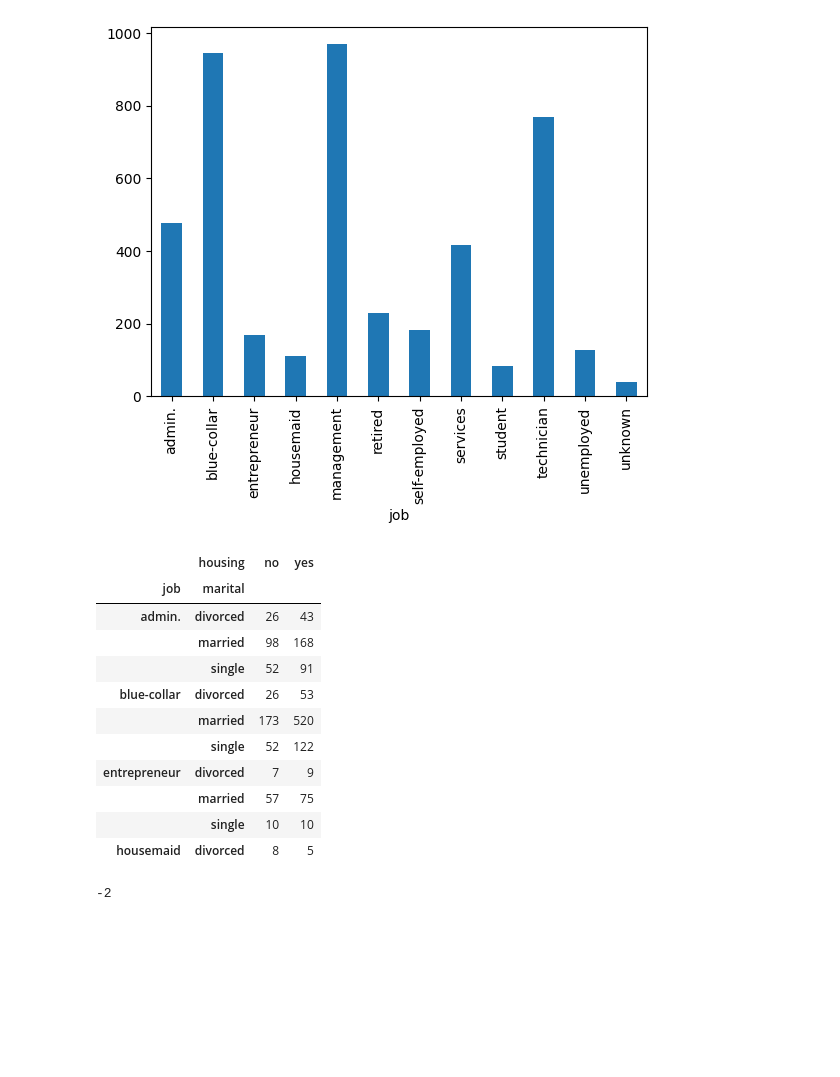
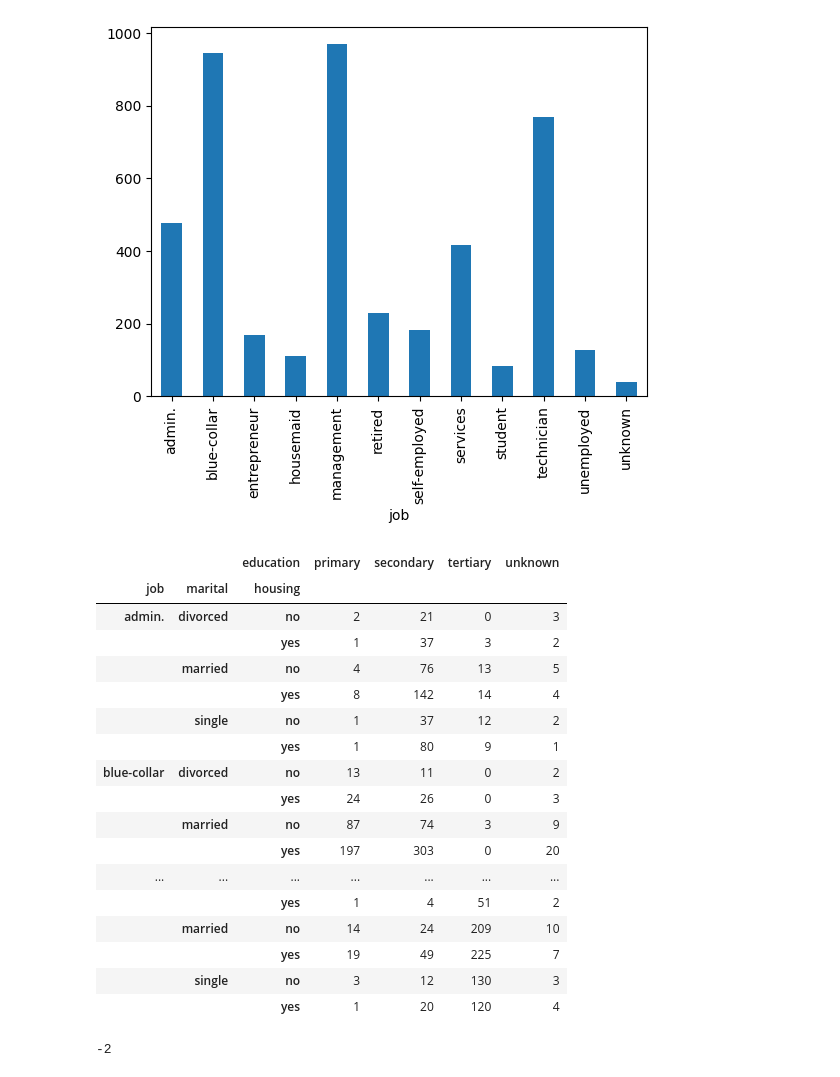
Before and after one commit to crixtiam/python-begginers, a Jupyter notebook: json-database/analisis_datos_pd.ipynb, the cells around one changed output. Saved outputs shown, nothing was run; the diff lists cells and outputs as text; code cells hidden in the pictures; blank space fills up the shorter version.

```diff
--- a/json-database/analisis_datos_pd.ipynb
+++ b/json-database/analisis_datos_pd.ipynb
@@ -522,6 +522,9 @@ bank_data['age'].plot(kind='hist', bins=5)
 ### Group by
 # %% [markdown]
 Agrupar  - datos y poder operarlos más fácil
+# %%
+import pandas as pd
+bank_data = pd.read_csv('./files/bank.csv', sep=';')
 # %%
 #bank_data = read_csv(ruta_donde_esta_el_archivo)
 bank_data.head()
@@ -575,23 +601,29 @@ bank_data.groupby(['job']).size().plot(kind='bar')
 # %%
 ## group by job
 #group_by_job = bank_data.groupby(['job']).size().plot(kind='bar')
 
-group_by_job = bank_data.groupby(['job', 'marital','housing']).size().unstack(fill_value=0)
-group_by_job.head(10)
+group_by_job = bank_data.groupby(['job', 'marital','housing','education']).size().unstack(fill_value=0)
+group_by_job.head(30)
 #SQL
 # %% [output]
-|  | housing | no | yes |
-| job | marital |  |  |
-| admin. | divorced | 26 | 43 |
-|  | married | 98 | 168 |
-|  | single | 52 | 91 |
-| blue-collar | divorced | 26 | 53 |
-|  | married | 173 | 520 |
-|  | single | 52 | 122 |
-| entrepreneur | divorced | 7 | 9 |
-|  | married | 57 | 75 |
-|  | single | 10 | 10 |
-| housemaid | divorced | 8 | 5 |
+|  |  | education | primary | secondary | tertiary | unknown |
+| job | marital | housing |  |  |  |  |
+| admin. | divorced | no | 2 | 21 | 0 | 3 |
+|  |  | yes | 1 | 37 | 3 | 2 |
+|  | married | no | 4 | 76 | 13 | 5 |
+|  |  | yes | 8 | 142 | 14 | 4 |
+|  | single | no | 1 | 37 | 12 | 2 |
+|  |  | yes | 1 | 80 | 9 | 1 |
+| blue-collar | divorced | no | 13 | 11 | 0 | 2 |
+|  |  | yes | 24 | 26 | 0 | 3 |
+|  | married | no | 87 | 74 | 3 | 9 |
+|  |  | yes | 197 | 303 | 0 | 20 |
+| ... | ... | ... | ... | ... | ... | ... |
+|  |  | yes | 1 | 4 | 51 | 2 |
+|  | married | no | 14 | 24 | 209 | 10 |
+|  |  | yes | 19 | 49 | 225 | 7 |
+|  | single | no | 3 | 12 | 130 | 3 |
+|  |  | yes | 1 | 20 | 120 | 4 |
 # %%
 suma = lambda x, y: x + y if x == 2 else x - y
 
```
Also changed, not shown: parts of 9 cells of this notebook.
